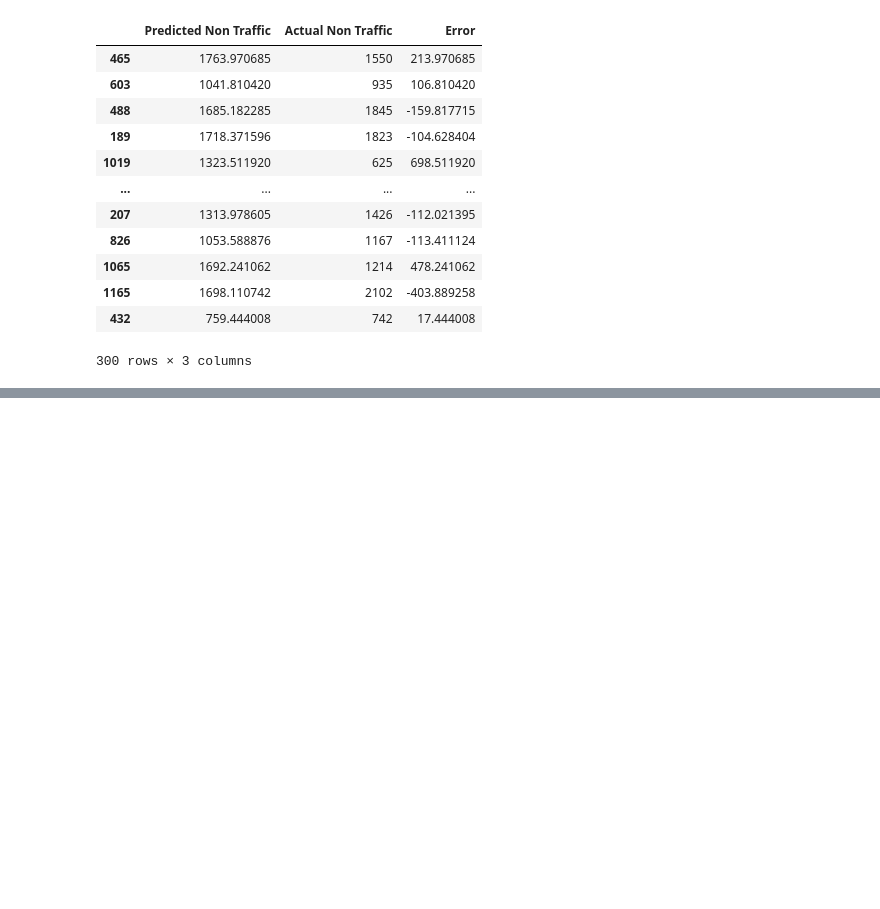
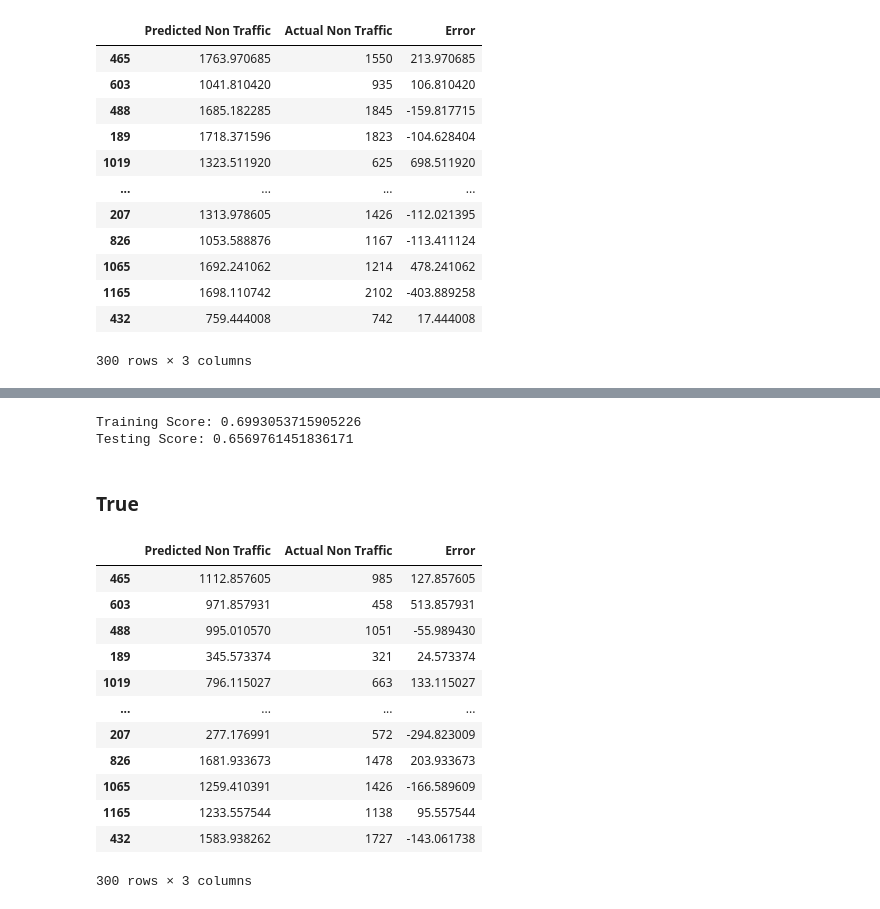
Before and after one commit to mhertel278/Data_Bootcamp_Capstone_Project, a Jupyter notebook: Balaszi_Segment2_MachineLearningModel.ipynb, the cells around one changed output, grey strips where cells are left out. Cells and saved outputs as stored; diff of their text form; code cells hidden in the pictures; blank space fills up the shorter version.

```diff
--- a/Balaszi_Segment2_MachineLearningModel.ipynb
+++ b/Balaszi_Segment2_MachineLearningModel.ipynb
@@ -312,0 +354,35 @@ pd.DataFrame({"Predicted Non Traffic": y_pred, "Actual Non Traffic": y_test, "Er
+# %%
+# Fit the model to the training data, and calculate the scores for the training and testing data.
+
+### BEGIN SOLUTION
+model.fit(X_train, y_train)
+training_score = model.score(X_train, y_train)
+testing_score = model.score(X_test, y_test)
+
+### END SOLUTION
+
+print(f"Training Score: {training_score}")
+print(f"Testing Score: {testing_score}")
+# %% [output]
+Training Score: 0.6993053715905226
+Testing Score: 0.6569761451836171
+# %% [markdown]
+### True
+# %%
+y_pred = model.predict(X_test)
+# %%
+pd.DataFrame({"Predicted Non Traffic": y_pred, "Actual Non Traffic": y_test, "Error": y_pred - y_test})[["Predicted Non Traffic", "Actual Non Traffic", "Error"]]
+# %% [output]
+|  | Predicted Non Traffic | Actual Non Traffic | Error |
+| 465 | 1112.857605 | 985 | 127.857605 |
+| 603 | 971.857931 | 458 | 513.857931 |
+| 488 | 995.010570 | 1051 | -55.989430 |
+| 189 | 345.573374 | 321 | 24.573374 |
+| 1019 | 796.115027 | 663 | 133.115027 |
+| ... | ... | ... | ... |
+| 207 | 277.176991 | 572 | -294.823009 |
+| 826 | 1681.933673 | 1478 | 203.933673 |
+| 1065 | 1259.410391 | 1426 | -166.589609 |
+| 1165 | 1233.557544 | 1138 | 95.557544 |
+| 432 | 1583.938262 | 1727 | -143.061738 |
+300 rows × 3 columns
```
Also changed, not shown: parts of 17 cells of this notebook.
